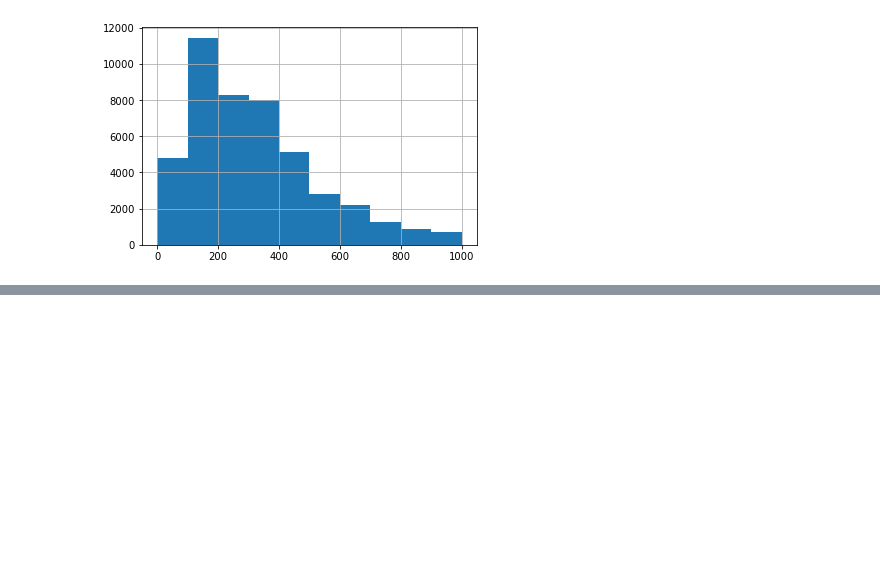
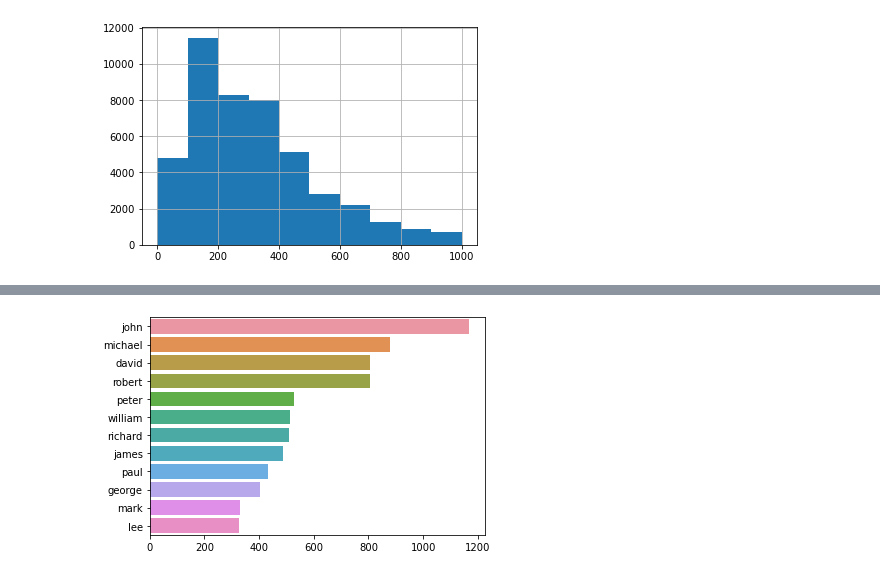
Before and after one commit to flaviobovio/movies, a Jupyter notebook: EDA.ipynb, the cells around one changed output, grey strips where cells are left out. Drawn from its saved outputs; the diff is of its cells as text; code cells hidden in the pictures; blank space fills up the shorter version.

```diff
--- a/EDA.ipynb
+++ b/EDA.ipynb
@@ -118,0 +120,7 @@ a
+# %%
+# word distribution for director
+plot_top_words_barchart(df['director'].dropna())
+
+# Should join first & lastname or use ngram_range=(1,2) in model to make it usable
+# %% [output]
+[figure, added]
```
Also changed, not shown: parts of 13 cells of this notebook, 16 other files.
